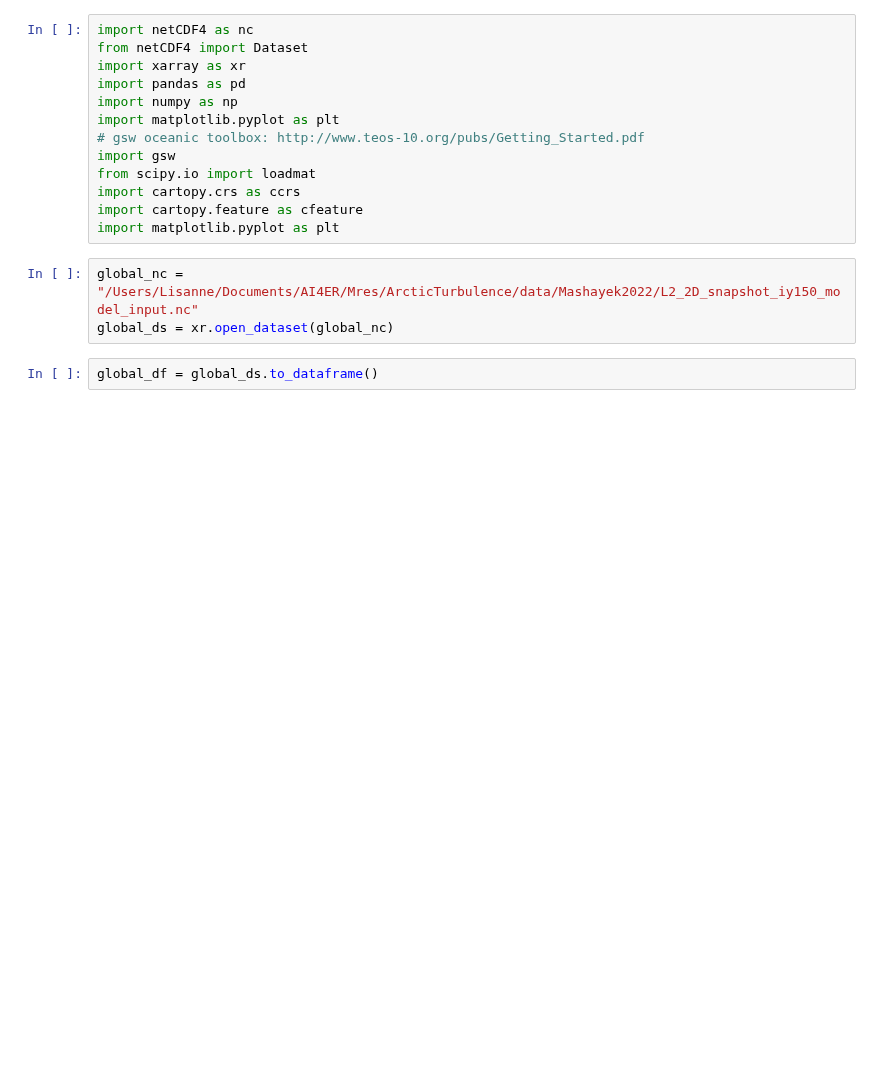
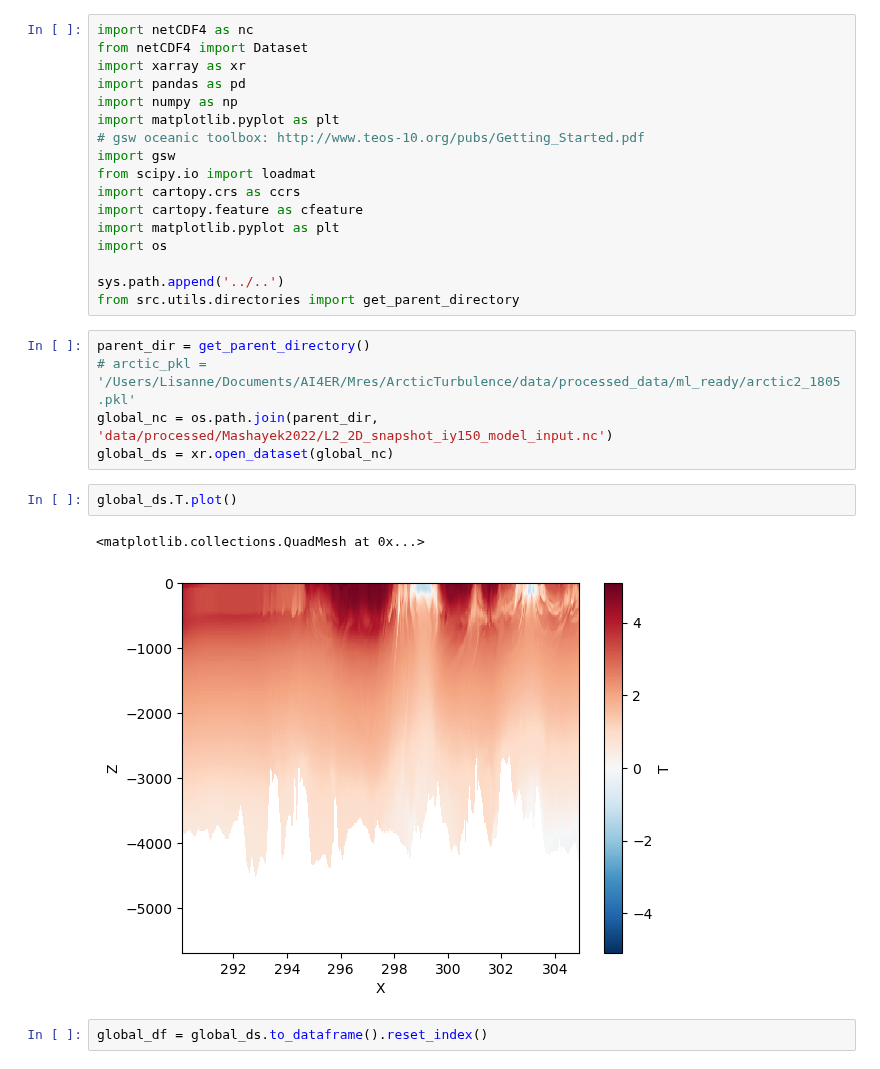
Before and after one commit to lisanneblok/ArcticTurbulence, a Jupyter notebook: notebooks/data_exploration/mashayek_dataset.ipynb, the cells around one changed output. Saved outputs shown, nothing was run; the diff lists cells and outputs as text; blank space fills up the shorter version.

```diff
--- a/notebooks/data_exploration/mashayek_dataset.ipynb
+++ b/notebooks/data_exploration/mashayek_dataset.ipynb
@@ -11,9 +11,20 @@ from scipy.io import loadmat
 import cartopy.crs as ccrs
 import cartopy.feature as cfeature
 import matplotlib.pyplot as plt
+import os
+
+sys.path.append('../..')
+from src.utils.directories import get_parent_directory
 # %%
-global_nc = "/Users/Lisanne/Documents/AI4ER/Mres/ArcticTurbulence/data/Mashayek2022/L2_2D_snapshot_iy150_model_input.nc"
+parent_dir = get_parent_directory()
+# arctic_pkl = '/Users/Lisanne/Documents/AI4ER/Mres/ArcticTurbulence/data/processed_data/ml_ready/arctic2_1805.pkl'
+global_nc = os.path.join(parent_dir, 'data/processed/Mashayek2022/L2_2D_snapshot_iy150_model_input.nc')
 global_ds = xr.open_dataset(global_nc)
+# %%
+global_ds.T.plot()
+# %% [output]
+<matplotlib.collections.QuadMesh at 0x...>
+[figure, added]
 # %%
-global_df = global_ds.to_dataframe()
+global_df = global_ds.to_dataframe().reset_index()
 # %%
```
Also changed, not shown: parts of 2 cells of this notebook, 6 other files.
